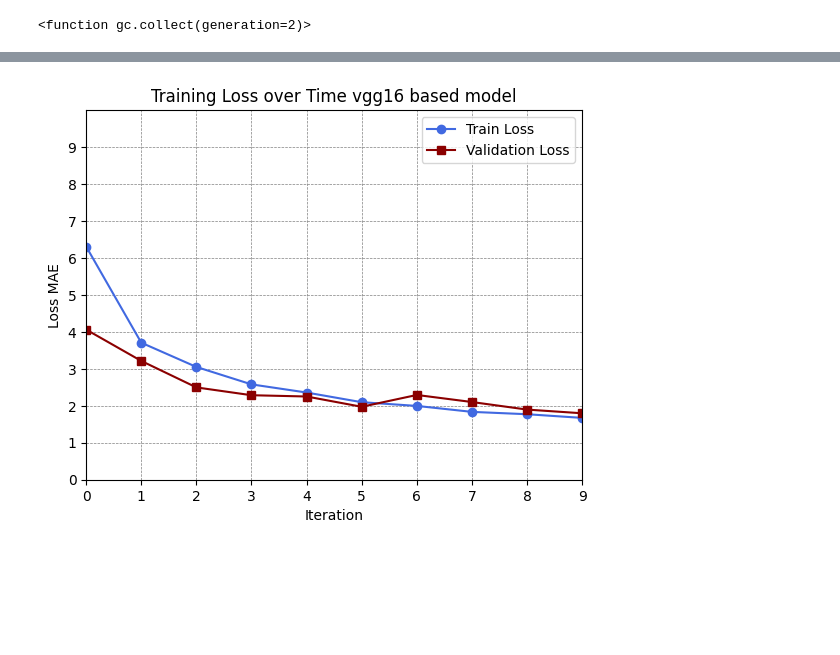
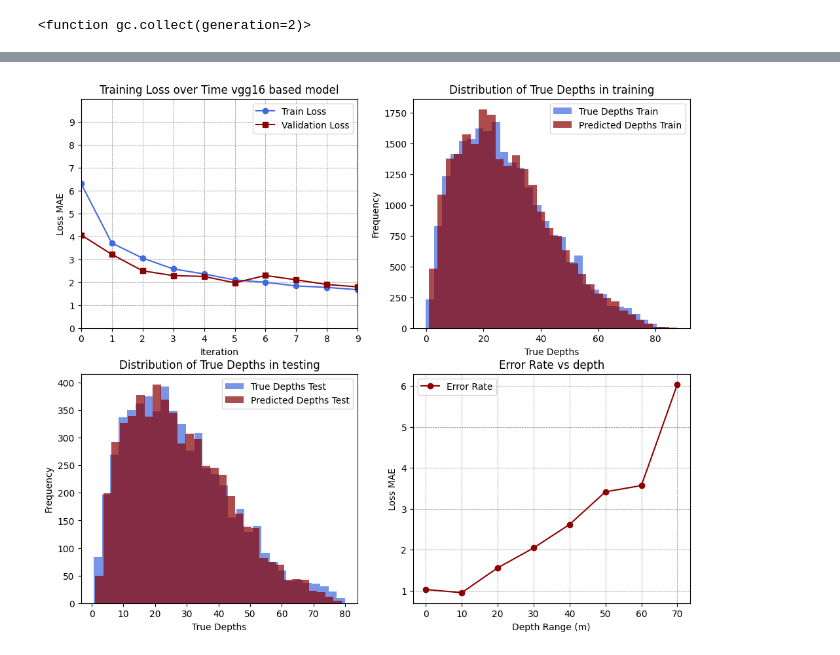
Before and after one commit to TPdkr/thesis, a Jupyter notebook: src/zhu_model.ipynb, the cells around one changed output, grey strips where cells are left out. Saved outputs shown, nothing was run; the diff lists cells and outputs as text; code cells hidden in the pictures; blank space fills up the shorter version.

Commit message:
made the visualizations more thorough and showing different sides of the result

```diff
--- a/src/zhu_model.ipynb
+++ b/src/zhu_model.ipynb
@@ -390,19 +390,74 @@ gc.collect
 # %% [output]
 <function gc.collect(generation=2)>
 # %%
-train_error_np = np.array(train_error)
-test_error_np = np.array(test_error)
+# TRAINING AND TEST LOS IN EACH EPOCH
+error_scores_df = pd.read_csv("../data/error_scores_vgg16.csv")
+train_error = error_scores_df["train_error"].tolist()
+test_error = error_scores_df["test_error"].tolist()
 
-plt.plot(train_error_np, label="Train Loss", color="royalblue", marker='o')
-plt.plot(test_error_np, label="Validation Loss", color="darkred", marker='s')
-plt.xlabel("Iteration")
-plt.ylabel("Loss MAE")
-plt.ylim(0, 10)
-plt.xlim(0, len(train_error_np)-1)
-plt.yticks(np.arange(0, 10, 1))
-plt.title("Training Loss over Time vgg16 based model")
-plt.grid(color='gray', linestyle='--', linewidth=0.5)
-plt.legend()
-plt.savefig("../visualizations/loss_plot_vgg16.png")
+# DEPTH DISTRIBUTION
+depths_train_df = pd.read_csv("../data/depths_train_vgg16.csv")
+depths_test_df = pd.read_csv("../data/depths_test_vgg16.csv")
+print(depths_test_df.describe())
+
+# ERROR RATE DEPENDING ON DEPTH
+error_fn = nn.L1Loss()
+error= np.array([])
+for i in range (8):
+    # masks
+    depths_in_range_true = (depths_test_df["true_depths_test"]<=(i+1)*10) & (depths_test_df["true_depths_test"]>=i*10)
+
+    # data
+    true_depths = depths_test_df["true_depths_test"][depths_in_range_true]
+    predicted_depths = depths_test_df["predicted_depths_test"][depths_in_range_true]
+
+    error_rate = error_fn(torch.from_numpy(true_depths.values), torch.from_numpy(predicted_depths.values))
+    error = np.append(error, error_rate.item())
+
+
+
+fig, axes = plt.subplots(nrows=2, ncols=2, figsize=(12, 10))
+axes = axes.flatten()
+
+for i, ax in enumerate(axes):
+    if i == 0:
+        ax.plot(train_error, label="Train Loss", color="royalblue", marker='o')
+        ax.plot(test_error, label="Validation Loss", color="darkred", marker='s')
+        ax.set_xlabel("Iteration")
+        ax.set_ylabel("Loss MAE")
+        ax.set_ylim(0, 10)
+        ax.set_xlim(0, len(train_error)-1)
+        ax.set_yticks(np.arange(0, 10, 1))
+        ax.set_title("Training Loss over Time vgg16 based model")
+        ax.grid(color='gray', linestyle='--', linewidth=0.5)
+        ax.legend()
+    if i==1:
+        #true depths are shown along the predicted depths for tain
+        ax.hist(depths_train_df["true_depths"], bins=30, label="True Depths Train", color="royalblue", alpha=0.7)
+        ax.hist(depths_train_df["predicted_depths"], bins=30, label="Predicted Depths Train", color="darkred", alpha=0.7)
+        ax.set_xlabel("True Depths")
+        ax.set_ylabel("Frequency")
+        ax.set_title("Distribution of True Depths in training")
+        ax.legend()
+    if i==2:
+        #true depths are shown along the predicted depths for test
+        ax.hist(depths_test_df["true_depths_test"], bins=30, label="True Depths Test", color="royalblue", alpha=0.7)
+        ax.hist(depths_test_df["predicted_depths_test"], bins=30, label="Predicted Depths Test", color="darkred", alpha=0.7)
+        ax.set_xlabel("True Depths")
+        ax.set_ylabel("Frequency")
+        ax.set_title("Distribution of True Depths in testing")
+        ax.legend()
+    if i==3:
+        ax.plot(np.arange(0, 80, 10), error, label="Error Rate", color="darkred", marker='o')
+        ax.set_xlabel("Depth Range (m)")
+        ax.set_ylabel("Loss MAE")
+        ax.set_title("Error Rate vs depth")
+        ax.set_xticks(np.arange(0, 80, 10))
+        ax.grid(color='gray', linestyle='--', linewidth=0.5)
+        ax.legend()
+fig.savefig("../visualizations/loss_plot_vgg16.png")
 plt.show()
+
+del error_scores_df, depths_train_df, depths_test_df, error
+gc.collect()
 # %% [output]
@@ -409 +473 @@ plt.show()
-[figure, old version]
+[figure, new version]
```
Also changed, not shown: parts of 1 cell of this notebook, 1 other file.
